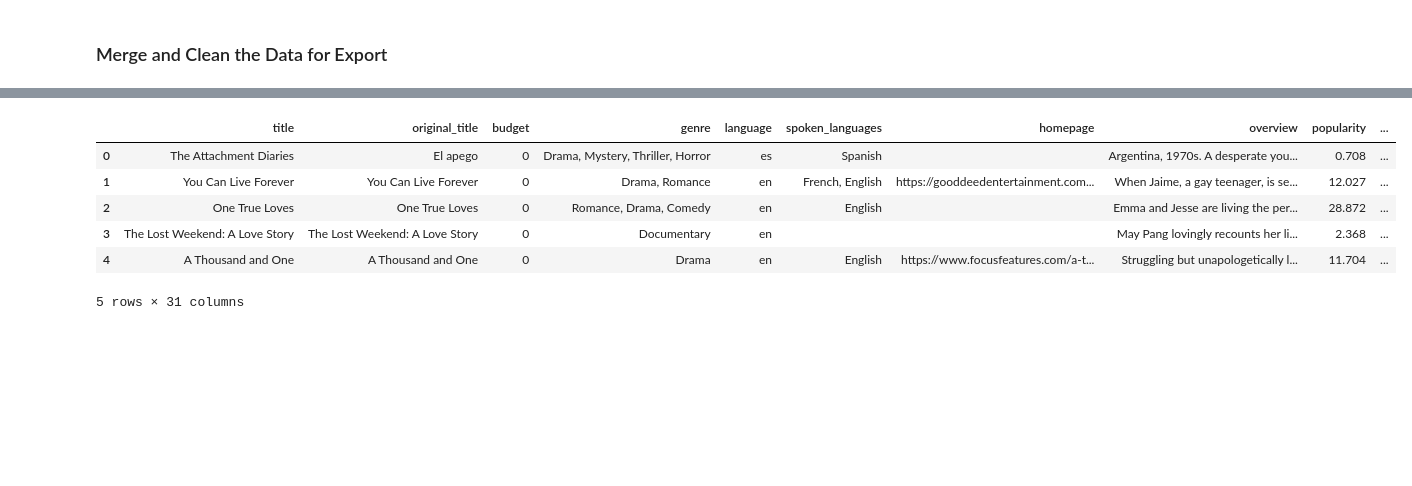
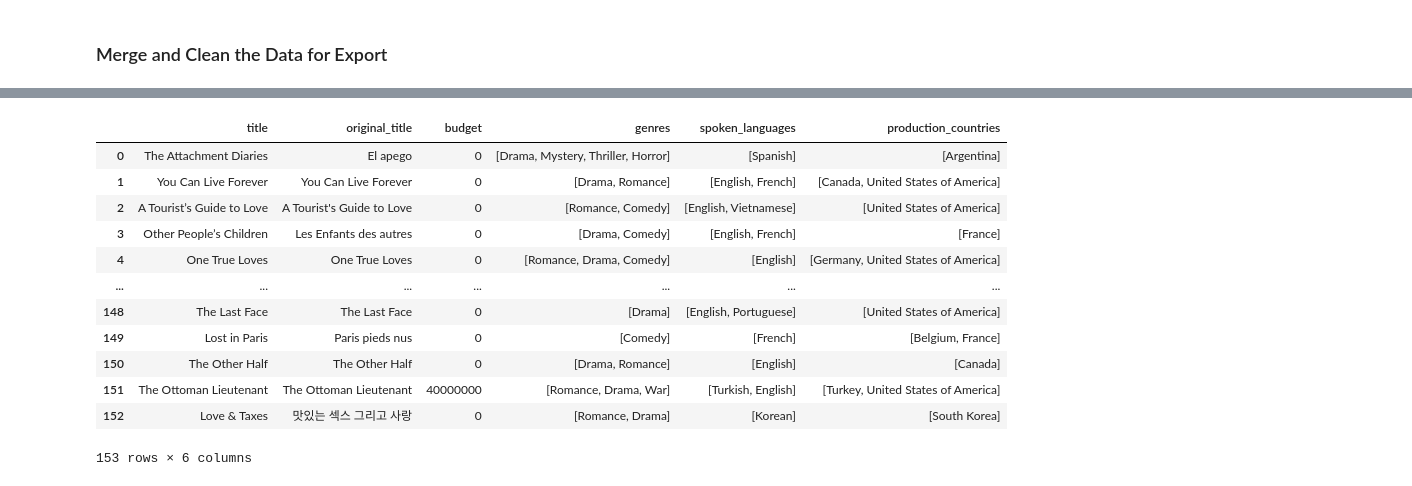
Before and after one commit to cschneggenburger/data-sourcing-challenge, a Jupyter notebook: retrieve_movie_data.ipynb, the cells around one changed output, grey strips where cells are left out. Saved outputs shown, nothing was run; the diff lists cells and outputs as text; code cells hidden in the pictures; blank space fills up the shorter version.

```diff
--- a/retrieve_movie_data.ipynb
+++ b/retrieve_movie_data.ipynb
@@ -132,7 +132,6 @@ reviews_df
 # Title is between unicode characters \u2018 and \u2019.
 # End string should include " Review" to avoid cutting title early
 reviews_df["title"] = reviews_df["headline.main"].apply(lambda st: st[st.find("\u2018")+1:st.find("\u2019 Review")])
-reviews_df["title"] = reviews_df["title"].str.replace("What’s Love Got to Do With It?’ Probably a Lo", "What's Love Got to Do With It?")
 reviews_df.head(5)
 # %% [output]
 |  | web_url | snippet | source | keywords | pub_date | word_count | headline.main | headline.kicker | ... |
@@ -341,4 +340,6 @@ tmdb_df
 ### Merge and Clean the Data for Export
 # %%
 # Merge the New York Times reviews and TMDB DataFrames on title
+merged_df = pd.merge(tmdb_df, reviews_df, on="title")
+merged_df
 # %% [output]
@@ -358,27 +359,34 @@ tmdb_df
 # %%
 # Remove list brackets and quotation marks on the columns containing lists
 # Create a list of the columns that need fixing
-
+columns_to_fix = [merged_df['genres'], merged_df['spoken_languages'], merged_df['production_countries']]
 
 # Create a list of characters to remove
-
+characters_to_remove = ['[', ']', ',']
 
 # Loop through the list of columns to fix
-
+for column in columns_to_fix:
     # Convert the column to type 'str'
-
-
+    column = column.astype(str)
     # Loop through characters to remove
-
+    for character in characters_to_remove:
+        column = column.str.replace(character, '')
 
 # Display the fixed DataFrame
+merged_df[["title", "original_title", "budget", "genres", "spoken_languages", "production_countries"]]
 # %% [output]
-|  | title | original_title | budget | genre | language | spoken_languages | homepage | overview | popularity | ... |
-| 0 | The Attachment Diaries | El apego | 0 | Drama, Mystery, Thriller, Horror | es | Spanish |  | Argentina, 1970s. A desperate you... | 0.708 | ... |
-| 1 | You Can Live Forever | You Can Live Forever | 0 | Drama, Romance | en | French, English | https://gooddeedentertainment.com... | When Jaime, a gay teenager, is se... | 12.027 | ... |
-| 2 | One True Loves | One True Loves | 0 | Romance, Drama, Comedy | en | English |  | Emma and Jesse are living the per... | 28.872 | ... |
-| 3 | The Lost Weekend: A Love Story | The Lost Weekend: A Love Story | 0 | Documentary | en |  |  | May Pang lovingly recounts her li... | 2.368 | ... |
-| 4 | A Thousand and One | A Thousand and One | 0 | Drama | en | English | https://www.focusfeatures.com/a-t... | Struggling but unapologetically l... | 11.704 | ... |
+|  | title | original_title | budget | genres | spoken_languages | production_countries |
+| 0 | The Attachment Diaries | El apego | 0 | [Drama, Mystery, Thriller, Horror] | [Spanish] | [Argentina] |
+| 1 | You Can Live Forever | You Can Live Forever | 0 | [Drama, Romance] | [English, French] | [Canada, United States of America] |
+| 2 | A Tourist’s Guide to Love | A Tourist's Guide to Love | 0 | [Romance, Comedy] | [English, Vietnamese] | [United States of America] |
+| 3 | Other People’s Children | Les Enfants des autres | 0 | [Drama, Comedy] | [English, French] | [France] |
+| 4 | One True Loves | One True Loves | 0 | [Romance, Drama, Comedy] | [English] | [Germany, United States of America] |
+| ... | ... | ... | ... | ... | ... | ... |
+| 148 | The Last Face | The Last Face | 0 | [Drama] | [English, Portuguese] | [United States of America] |
+| 149 | Lost in Paris | Paris pieds nus | 0 | [Comedy] | [French] | [Belgium, France] |
+| 150 | The Other Half | The Other Half | 0 | [Drama, Romance] | [English] | [Canada] |
+| 151 | The Ottoman Lieutenant | The Ottoman Lieutenant | 40000000 | [Romance, Drama, War] | [Turkish, English] | [Turkey, United States of America] |
+| 152 | Love & Taxes | 맛있는 섹스 그리고 사랑 | 0 | [Romance, Drama] | [Korean] | [South Korea] |
-5 rows × 31 columns
+153 rows × 6 columns
 # %%
 # Drop "byline.person" column
```
Also changed, not shown: parts of 8 cells of this notebook, 1 other file.
